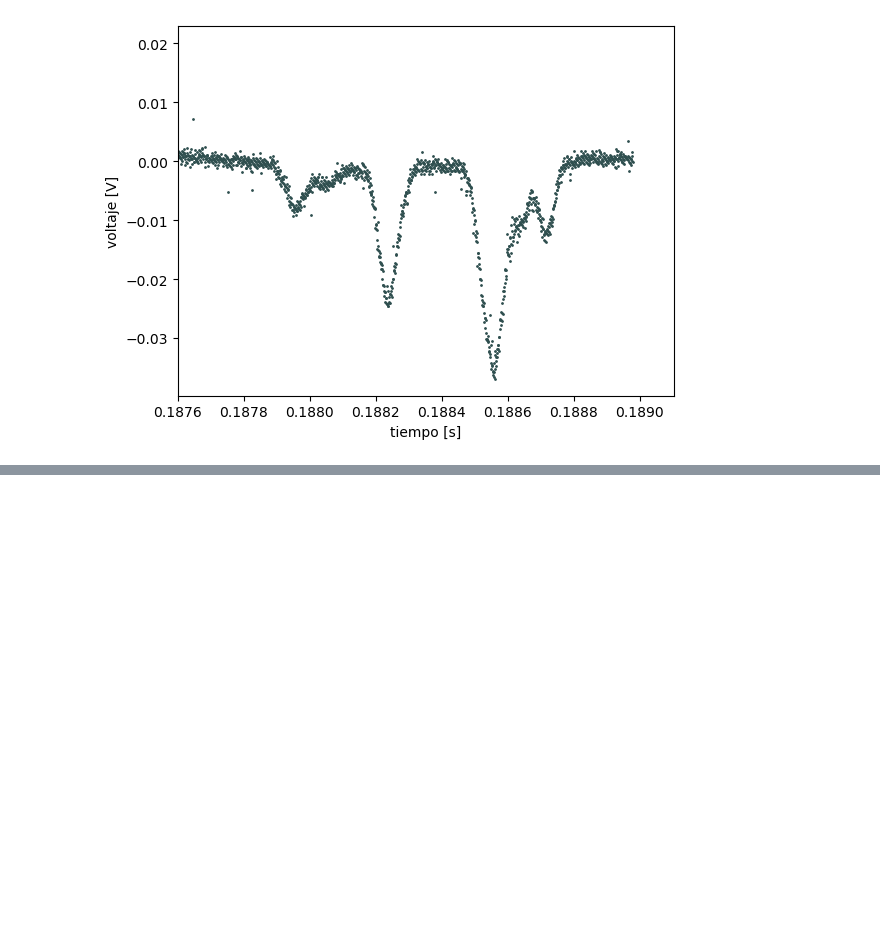
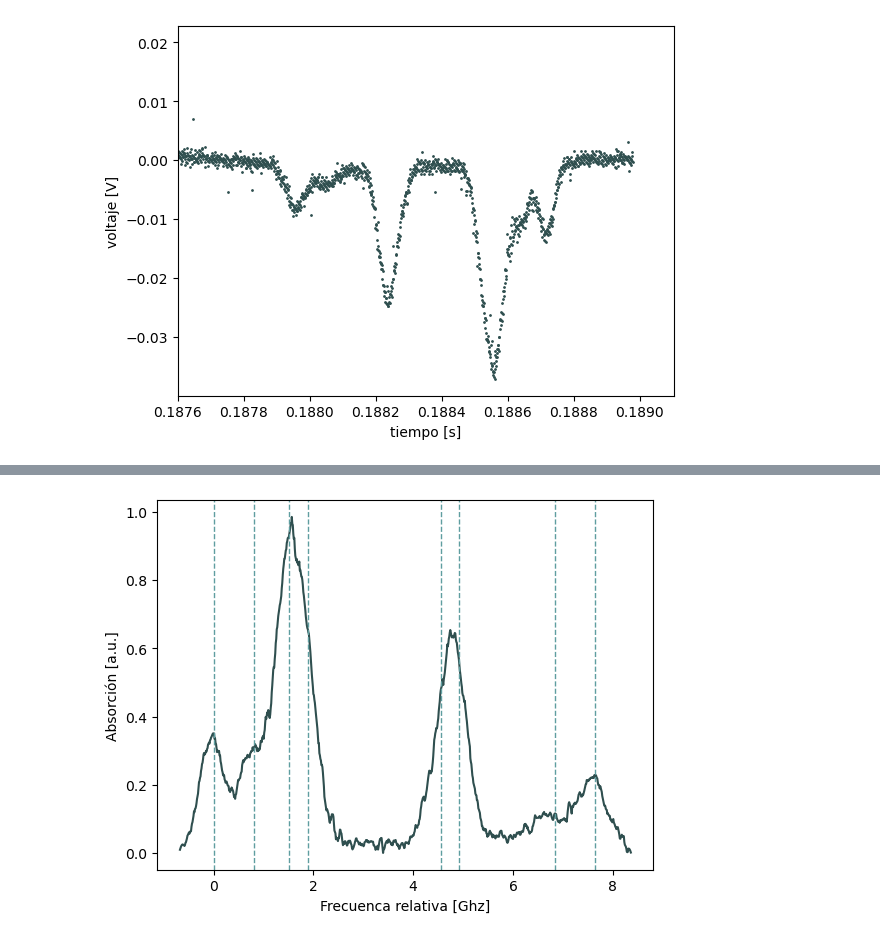
Before and after one commit to mauri-stack/labo5, a Jupyter notebook: espectroscopía_láser/análisis_espectro_básico/análisis_espectro.ipynb, the cells around one changed output, grey strips where cells are left out. Saved outputs shown, nothing was run; the diff lists cells and outputs as text; code cells hidden in the pictures; blank space fills up the shorter version.

```diff
--- a/espectroscopía_láser/análisis_espectro_básico/análisis_espectro.ipynb
+++ b/espectroscopía_láser/análisis_espectro_básico/análisis_espectro.ipynb
@@ -160,0 +196,27 @@ plt.show()
+# %%
+# primeras y últimas frecuencias relativas y absolutas (Rb87 y Rb85)
+
+freqs = [0, 0.814, 1.518, 1.883, 4.556, 4.916, 6.835, 7.649]
+
+frecuencias_abs = [377.104391, 377.112040] #THz
+frecuencias_rel = [0, 7.649] #Ghz
+
+# reescaleo los tiempos a las frecuencias
+# Fórmula de reescalado
+freq_relativas = (t_espectro - x_first) / (x_last - x_first) * (7.649 - 0) + 0 # le pongo el cero por si lo quiero cambiar después
+freq_absolutas = (t_espectro - x_first) / (x_last - x_first) * (frecuencias_abs[1] - frecuencias_abs[0]) + frecuencias_abs[0]
+
+
+plt.plot(freq_relativas, espectro_suave, "-", markersize=2, color = 'darkslategray')
+
+plt.xlabel('Frecuenca relativa [Ghz]')
+plt.ylabel('Absorción [a.u.]')
+
+for i in range(len(freqs)):
+    plt.axvline(x=freqs[i] , color='cadetblue', linestyle='--', linewidth=1)
+
+plt.show()
+
+#No es suuper exacto pero no importa, el gráfico es estimativo, y esto lo bueno es que se puede automatizar
+# %% [output]
+[figure, added]
```
Also changed, not shown: parts of 25 cells of this notebook, 2 other files.
